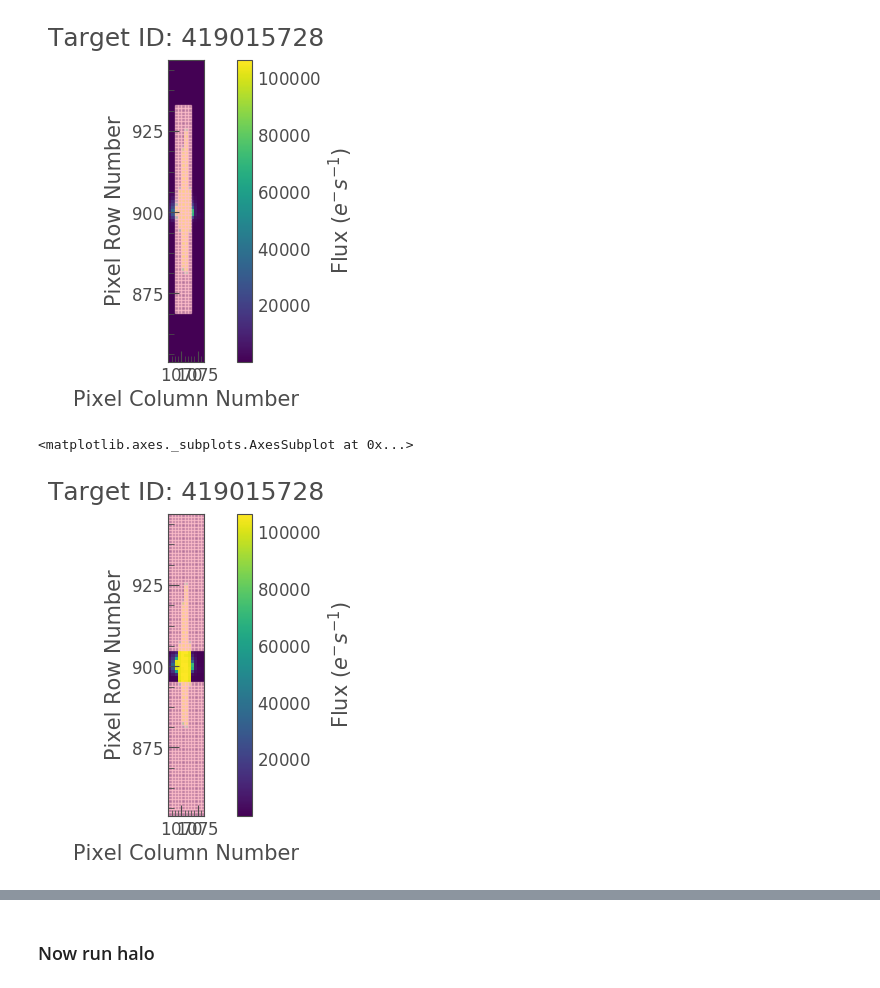
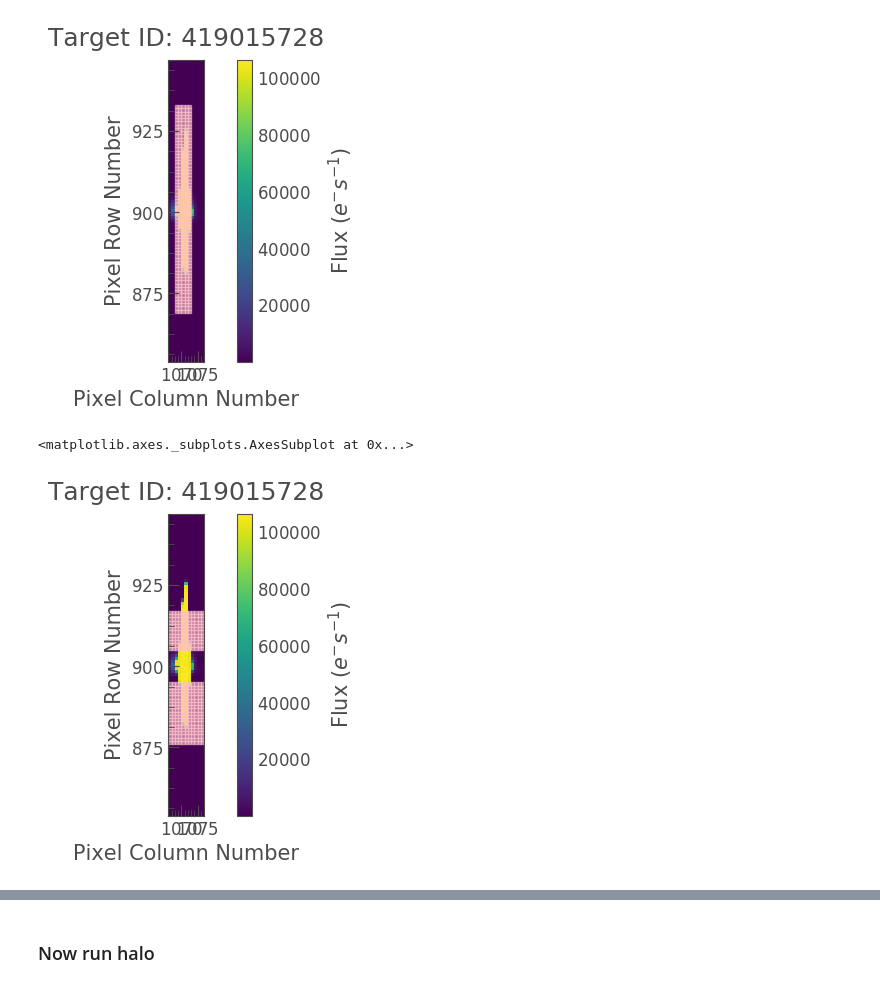
Before and after one commit to benjaminpope/tauceti, a Jupyter notebook: notebooks/tauCeti.ipynb, the cells around one changed output, grey strips where cells are left out. Cells and saved outputs as stored; diff of their text form; code cells hidden in the pictures.

```diff
--- a/notebooks/tauCeti.ipynb
+++ b/notebooks/tauCeti.ipynb
@@ -69,28 +69,34 @@ tpf.plot(frame=1,aperture_mask=tpf.pipeline_mask)
 # %%
 ymin = 30
 xmin, xmax = 41,51
 ymin, ymax = 0,10
 newmask = np.ones((tpf.flux.shape[1],tpf.flux.shape[2]),dtype='bool')
 xx, yy = np.meshgrid(np.arange(newmask.shape[0]),np.arange(newmask.shape[1]))
 
 xc, yc = np.mean([xmin,xmax]), np.mean([ymin,ymax])
 rr = np.sqrt((xx-xc)**2 + (yy-yc)**2)
 
 rmax = 10
 rmin = 3
 # newmask[(rr>rmax).T] = False
 # newmask[(rr<rmin).T] = False
 
 newmask[(xx<xmax).T] = False
 newmask[(xx<xmin).T] = True
-newmask[(yy<ymin).T] = True
+newmask[(xx<22).T] = False
+newmask[(xx>62).T] = False
+
+newmask[(yy<ymin).T] = False
 newmask[(yy>ymax).T] = True
+
+# for suzanne - clip the star
+
 
 tpf.plot(frame=1,aperture_mask=newmask)
 # plt.savefig('tauCeti_mask.png',bbox_inches='tight')
 # %% [output]
 <matplotlib.axes._subplots.AxesSubplot at 0x...>
-[figure, old version]
+[figure, new version]
 # %%
 tpf.interact(aperture_mask=newmask) # move the slider around in the vicinity of the transit and get stretch ~ (1.72-2.92) - flux is redistributed
 # %% [output]
```
Also changed, not shown: parts of 3 cells of this notebook, 3 other files.
